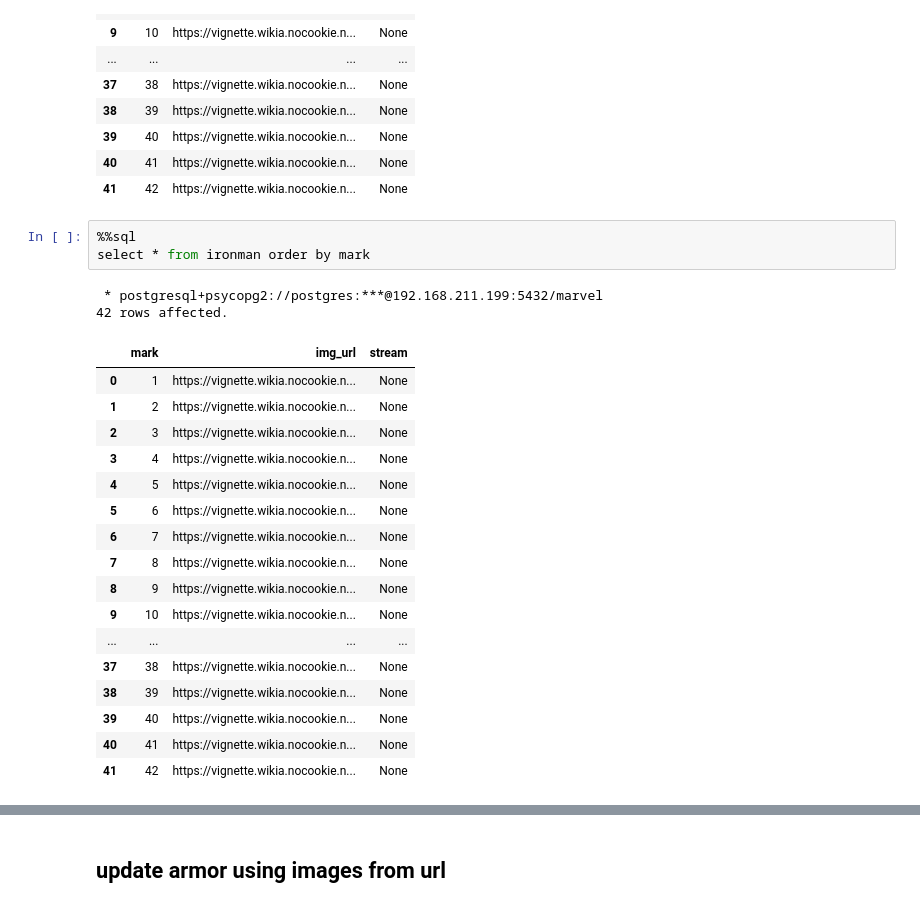
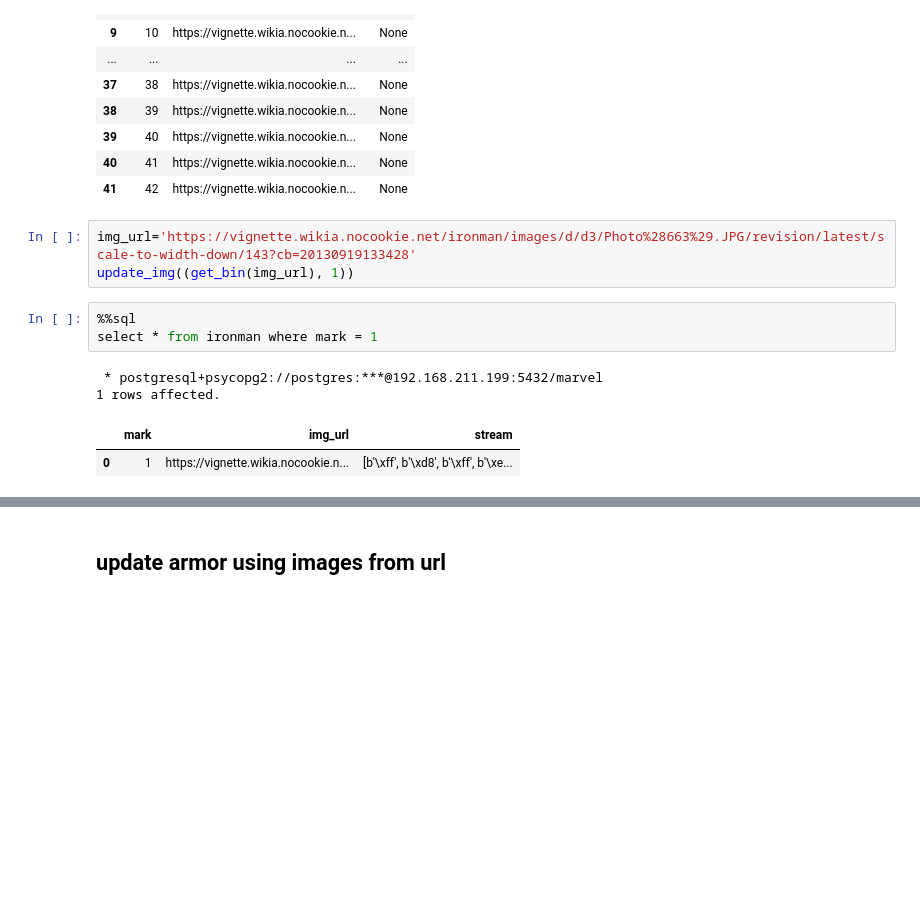
Before and after one commit to prasertcbs/postgresql_tutorial, a Jupyter notebook: postgresql_marvel_binary_obj_bytea.ipynb, the cells around one changed output, grey strips where cells are left out. Drawn from its saved outputs; the diff is of its cells as text; blank space fills up the shorter version.

```diff
--- a/postgresql_marvel_binary_obj_bytea.ipynb
+++ b/postgresql_marvel_binary_obj_bytea.ipynb
@@ -336,26 +336,14 @@ select * from ironman order by mark
 | 39 | 40 | https://vignette.wikia.nocookie.n... | None |
 | 40 | 41 | https://vignette.wikia.nocookie.n... | None |
 | 41 | 42 | https://vignette.wikia.nocookie.n... | None |
+# %%
+img_url='https://vignette.wikia.nocookie.net/ironman/images/d/d3/Photo%28663%29.JPG/revision/latest/scale-to-width-down/143?cb=20130919133428'
+update_img((get_bin(img_url), 1))
 # %%
 %%sql
-select * from ironman order by mark
+select * from ironman where mark = 1
 # %% [output]
  * postgresql+psycopg2://postgres:***@192.168.211.199:5432/marvel
-42 rows affected.
+1 rows affected.
 |  | mark | img_url | stream |
-| 0 | 1 | https://vignette.wikia.nocookie.n... | None |
-| 1 | 2 | https://vignette.wikia.nocookie.n... | None |
-| 2 | 3 | https://vignette.wikia.nocookie.n... | None |
-| 3 | 4 | https://vignette.wikia.nocookie.n... | None |
-| 4 | 5 | https://vignette.wikia.nocookie.n... | None |
-| 5 | 6 | https://vignette.wikia.nocookie.n... | None |
-| 6 | 7 | https://vignette.wikia.nocookie.n... | None |
-| 7 | 8 | https://vignette.wikia.nocookie.n... | None |
-| 8 | 9 | https://vignette.wikia.nocookie.n... | None |
-| 9 | 10 | https://vignette.wikia.nocookie.n... | None |
-| ... | ... | ... | ... |
-| 37 | 38 | https://vignette.wikia.nocookie.n... | None |
-| 38 | 39 | https://vignette.wikia.nocookie.n... | None |
-| 39 | 40 | https://vignette.wikia.nocookie.n... | None |
-| 40 | 41 | https://vignette.wikia.nocookie.n... | None |
-| 41 | 42 | https://vignette.wikia.nocookie.n... | None |
+| 0 | 1 | https://vignette.wikia.nocookie.n... | [b'\xff', b'\xd8', b'\xff', b'\xe... |
```
Also changed, not shown: parts of 8 cells of this notebook.
